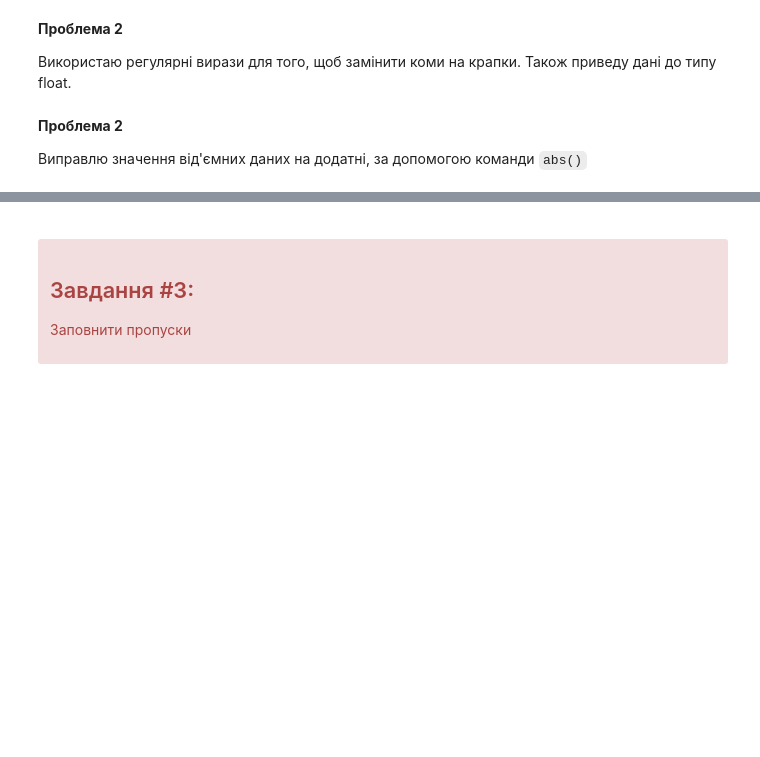
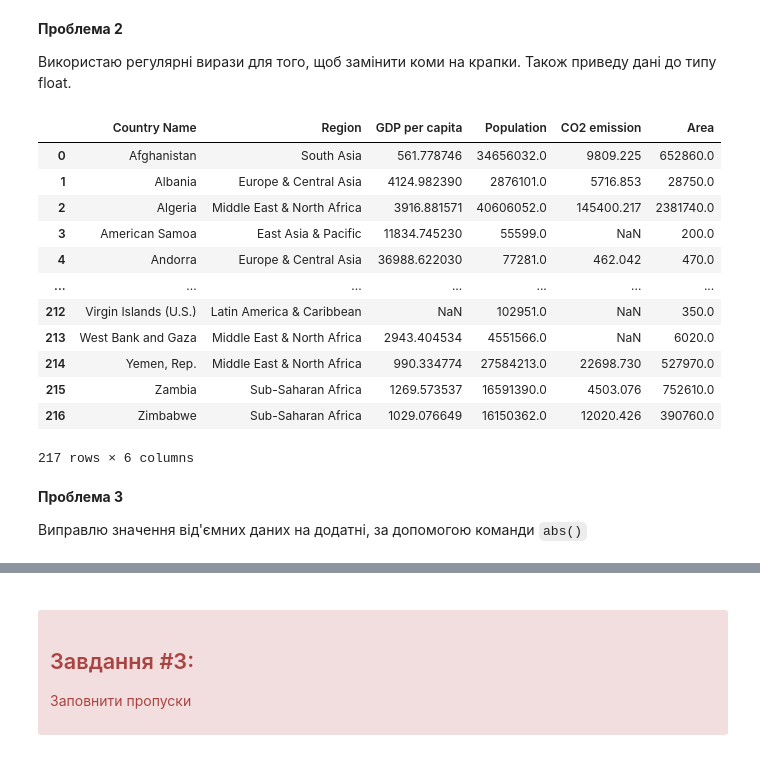
Before and after one commit to smoklien/kpi-machine-learning, a Jupyter notebook: python-1/src/main.ipynb, the cells around one changed output, grey strips where cells are left out. Cells and saved outputs as stored; diff of their text form; code cells hidden in the pictures; blank space fills up the shorter version.

```diff
--- a/python-1/src/main.ipynb
+++ b/python-1/src/main.ipynb
@@ -105,11 +123,25 @@ df.columns
 # %%
 cols_to_update = ['GDP per capita', 'CO2 emission', 'Area']
 
-df_correct = df.copy()
-df_correct[cols_to_update] = df_correct[cols_to_update].apply(lambda x: pd.to_numeric(x.str.replace(',', '.', regex=True), errors='coerce'))
-df_correct
+df_clean = df.copy()
+df_clean[cols_to_update] = df_clean[cols_to_update].apply(lambda x: pd.to_numeric(x.str.replace(',', '.', regex=True), errors='coerce'))
+df_clean
+# %% [output]
+|  | Country Name | Region | GDP per capita | Population | CO2 emission | Area |
+| 0 | Afghanistan | South Asia | 561.778746 | 34656032.0 | 9809.225 | 652860.0 |
+| 1 | Albania | Europe & Central Asia | 4124.982390 | 2876101.0 | 5716.853 | 28750.0 |
+| 2 | Algeria | Middle East & North Africa | 3916.881571 | 40606052.0 | 145400.217 | 2381740.0 |
+| 3 | American Samoa | East Asia & Pacific | 11834.745230 | 55599.0 | NaN | 200.0 |
+| 4 | Andorra | Europe & Central Asia | 36988.622030 | 77281.0 | 462.042 | 470.0 |
+| ... | ... | ... | ... | ... | ... | ... |
+| 212 | Virgin Islands (U.S.) | Latin America & Caribbean | NaN | 102951.0 | NaN | 350.0 |
+| 213 | West Bank and Gaza | Middle East & North Africa | 2943.404534 | 4551566.0 | NaN | 6020.0 |
+| 214 | Yemen, Rep. | Middle East & North Africa | 990.334774 | 27584213.0 | 22698.730 | 527970.0 |
+| 215 | Zambia | Sub-Saharan Africa | 1269.573537 | 16591390.0 | 4503.076 | 752610.0 |
+| 216 | Zimbabwe | Sub-Saharan Africa | 1029.076649 | 16150362.0 | 12020.426 | 390760.0 |
+217 rows × 6 columns
 # %% [markdown]
-**Проблема 2**
+**Проблема 3**
 
 Виправлю значення від'ємних даних на додатні, за допомогою команди `abs()`
 # %%
```
Also changed, not shown: parts of 28 cells of this notebook, 1 other file.
